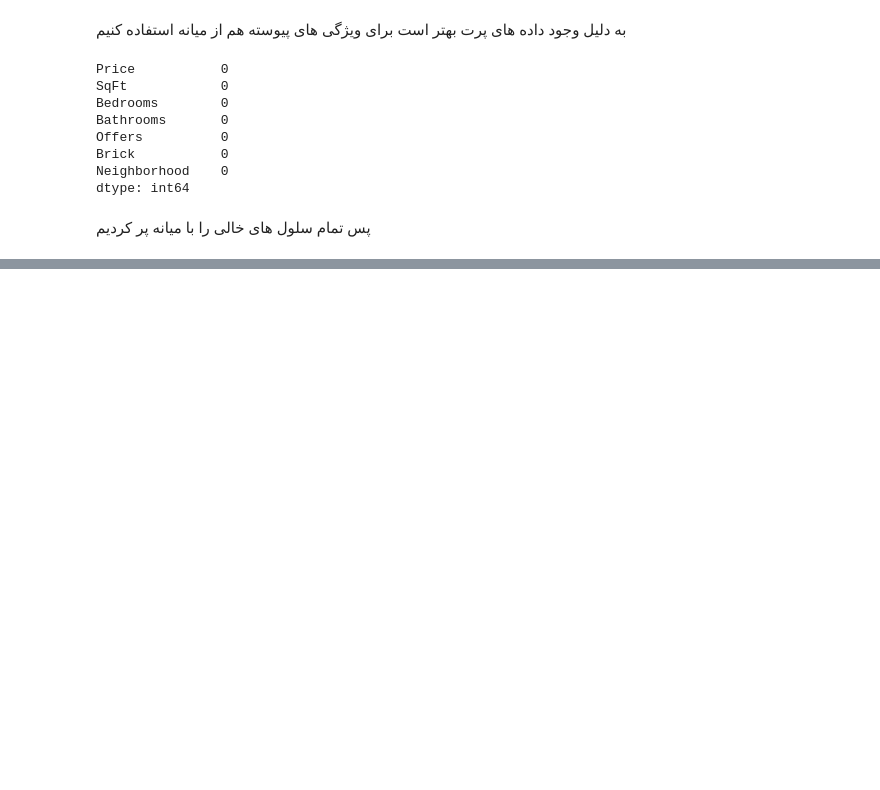
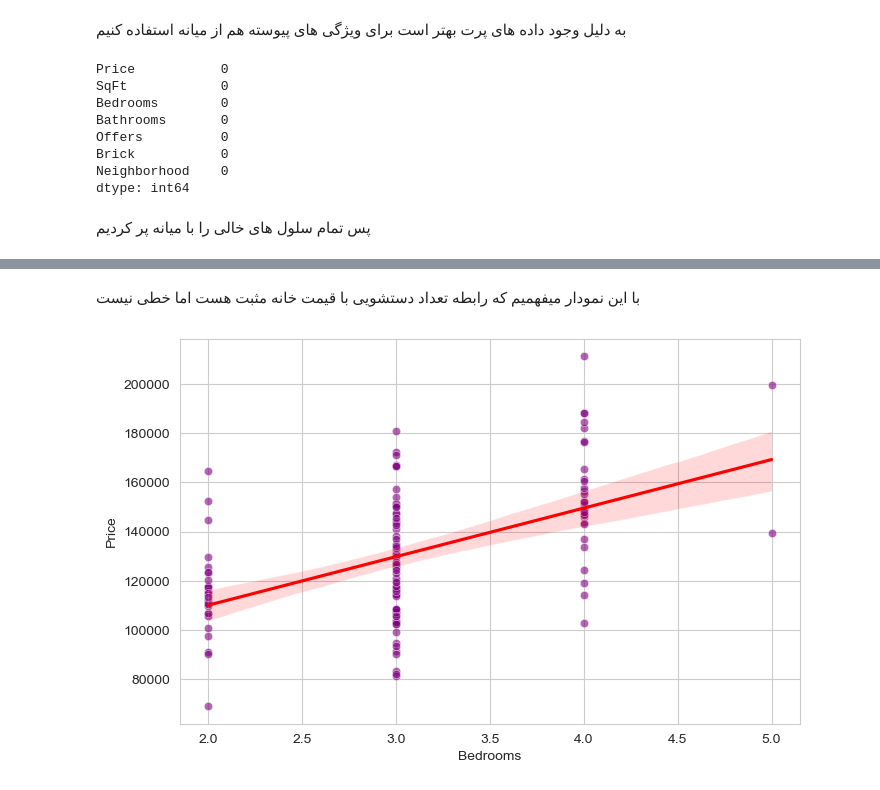
Before and after one commit to aminmahvash/Home-pricing, a Jupyter notebook: home pricing.ipynb, the cells around one changed output, grey strips where cells are left out. Drawn from its saved outputs; the diff is of its cells as text; code cells hidden in the pictures; blank space fills up the shorter version.

```diff
--- a/home pricing.ipynb
+++ b/home pricing.ipynb
@@ -143,0 +191,11 @@ dtype: int64
+# %% [markdown]
+با این نمودار میفهمیم که رابطه تعداد دستشویی با قیمت خانه مثبت هست اما خطی نیست
+# %%
+plt.figure(figsize=(8, 5))
+sns.scatterplot(x=df['Bedrooms'], y=df['Price'], alpha=0.6, color='purple')
+sns.regplot(x=df['Bedrooms'], y=df['Price'], scatter=False, color='red')
+plt.xlabel('Bedrooms')
+plt.ylabel('Price')
+plt.show()
+# %% [output]
+[figure, added]
```
Also changed, not shown: parts of 28 cells of this notebook.
